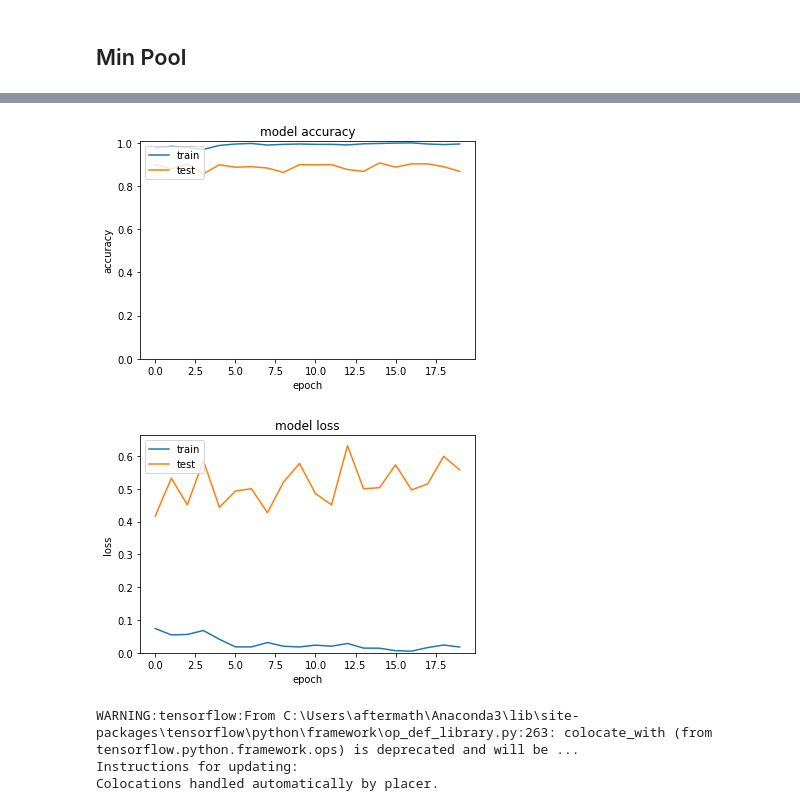
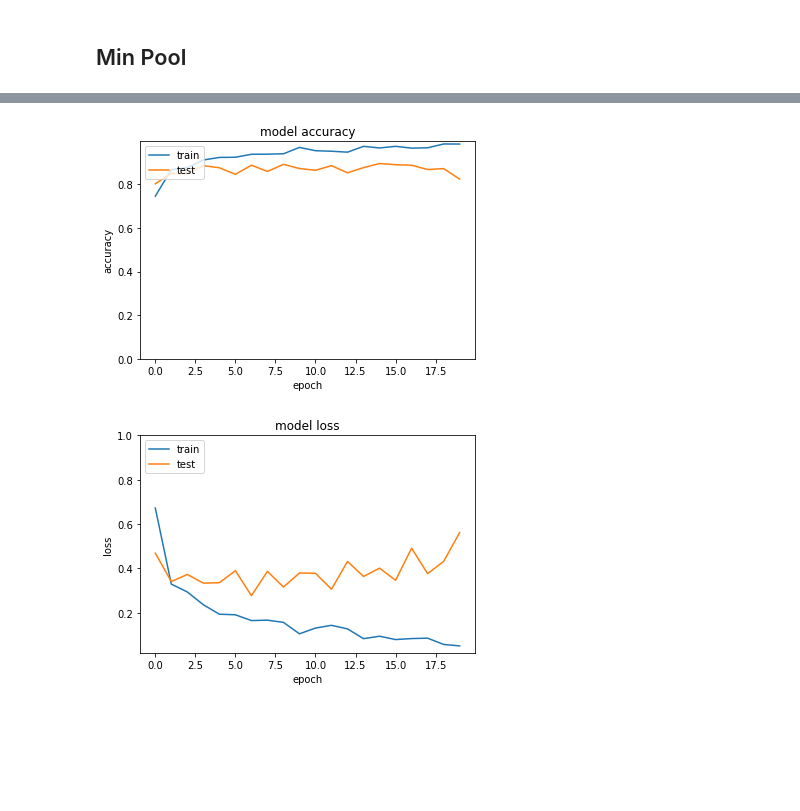
Before and after one commit to Khawaritzmi/ML-ANN, a Jupyter notebook: 4.CNN/CNN.ipynb, the cells around one changed output, grey strips where cells are left out. Drawn from its saved outputs; the diff is of its cells as text; code cells hidden in the pictures; blank space fills up the shorter version.

```diff
--- a/4.CNN/CNN.ipynb
+++ b/4.CNN/CNN.ipynb
@@ -360,40 +365,41 @@ Epoch 20/20
 # %%
 # summarize history for accuracy
 plt.plot(minhistory.history['acc'])
 plt.plot(minhistory.history['val_acc'])
 plt.title('model accuracy')
 plt.ylabel('accuracy')
 plt.xlabel('epoch')
 plt.legend(['train', 'test'], loc='upper left')
 plt.ylim(ymin=0)
 plt.show()
 # summarize history for loss
 plt.plot(minhistory.history['loss'])
 plt.plot(minhistory.history['val_loss'])
 plt.title('model loss')
 plt.ylabel('loss')
 plt.xlabel('epoch')
 plt.legend(['train', 'test'], loc='upper left')
-plt.ylim(ymin=0)
+plt.ylim(ymax=1)
 plt.show()
 # %% [output]
-[figure, old version]
+[figure, new version]
-[figure, old version]
+[figure, new version]
 # %%
 min1 = Sequential()
 #Convolve-Pool
 min1.add(Conv2D(filters=32,kernel_size=(3,3), input_shape = (64,64,3), activation = 'relu'))
 min1.add(Lambda(min_pool2d))
 
+min1.add(Conv2D(filters=64, kernel_size=(3,3), activation='relu', padding='same'))
+min1.add(Lambda(min_pool2d))
+min1.add(Dropout(0.25))
+
+
 #Flatten
 min1.add(Flatten())
 #Fully-connected
 min1.add(Dense(units=128, activation = 'relu'))
 min1.add(Dense(units=1, activation = 'sigmoid'))
-# %% [output]
-WARNING:tensorflow:From C:\Users\aftermath\Anaconda3\lib\site-packages\tensorflow\python\framework\op_def_library.py:263: colocate_with (from tensorflow.python.framework.ops) is deprecated and will be ...
-Instructions for updating:
-Colocations handled automatically by placer.
 # %%
 min1.compile(optimizer = 'adam', loss = 'binary_crossentropy', metrics = ['accuracy'])
 # %%
```
Also changed, not shown: parts of 15 cells of this notebook.
